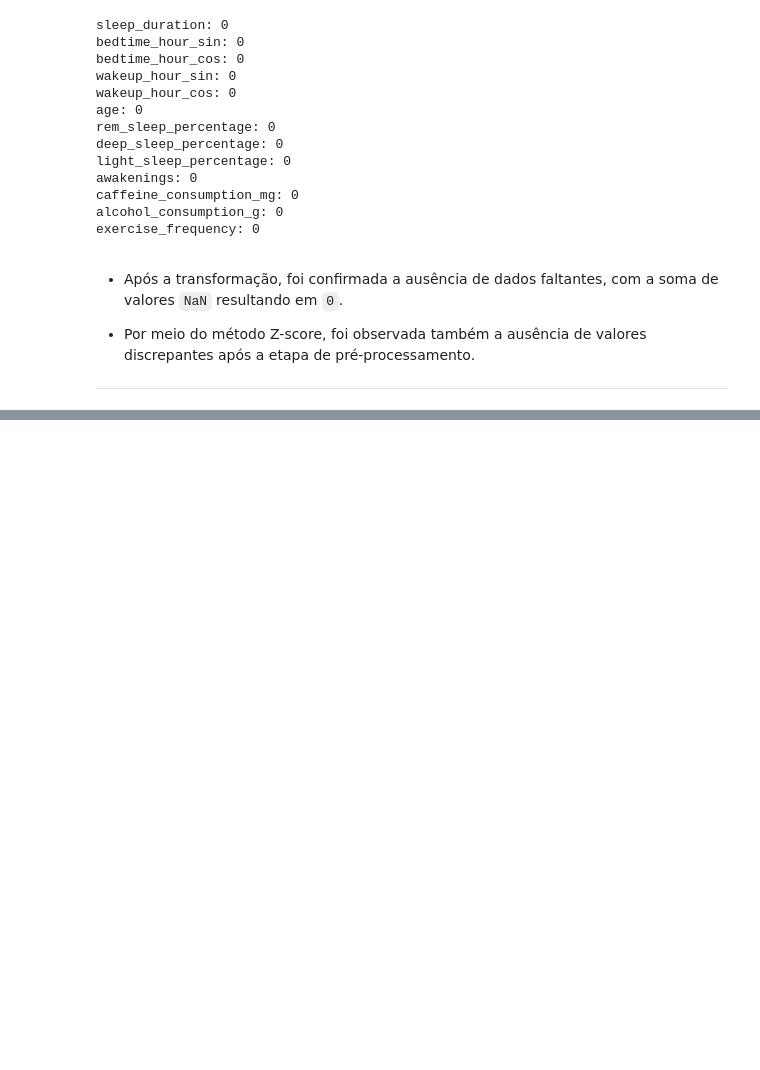
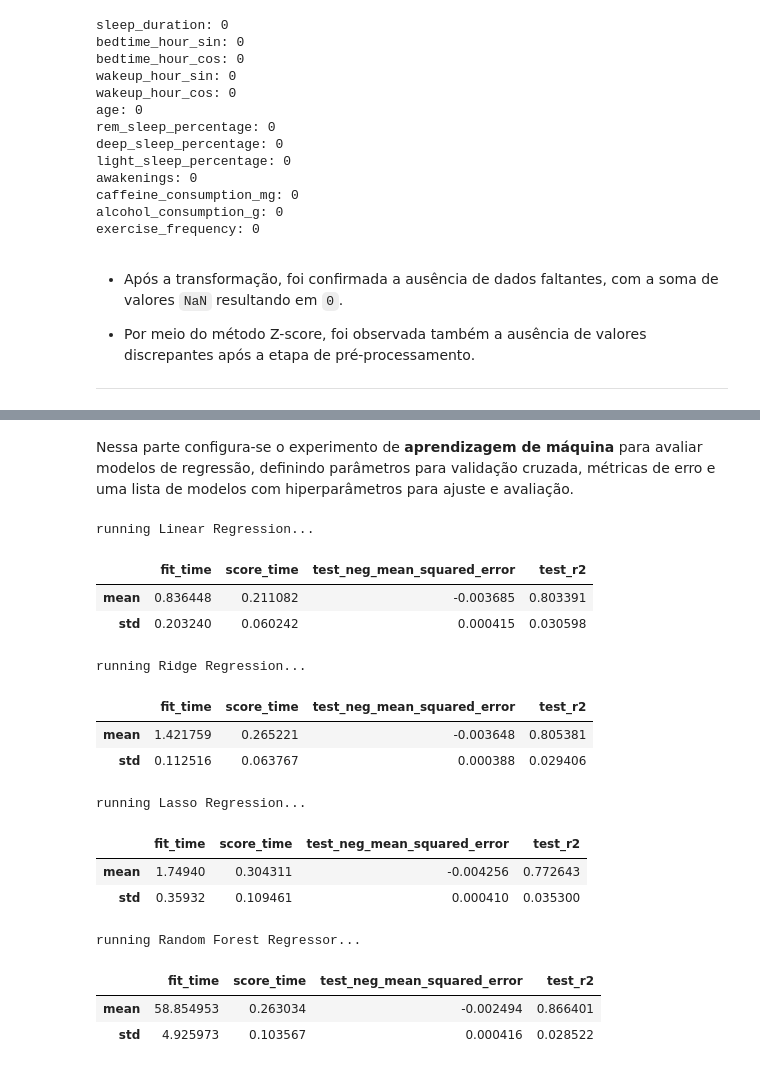
Before and after one commit to atlantico-academy/equipe1-2024.2, a Jupyter notebook: notebooks/02-comparative_analysis.ipynb, the cells around one changed output, grey strips where cells are left out. Drawn from its saved outputs; the diff is of its cells as text; code cells hidden in the pictures; blank space fills up the shorter version.

```diff
--- a/notebooks/02-comparative_analysis.ipynb
+++ b/notebooks/02-comparative_analysis.ipynb
@@ -713,0 +791,50 @@ exercise_frequency: 0
+# %% [markdown]
+Nessa parte configura-se o experimento de **aprendizagem de máquina** para avaliar modelos de regressão, definindo parâmetros para validação cruzada, métricas de erro e uma lista de modelos com hiperparâmetros para ajuste e avaliação.
+# %%
+# Análise de Desempenho de Modelos de Regressão com Busca em Grade e Validação Cruzada
+
+results = pd.DataFrame({})
+cross_validate_grid_search = KFold(n_splits=n_folds_grid_search)
+cross_validate_comparative_analysis = ShuffleSplit(n_splits=n_splits_comparative_analysis, test_size=test_size, random_state=random_state)
+
+for model_name, model_object, model_parameters in models:
+    print(f"running {model_name}...")
+    model_grid_search = GridSearchCV(
+        estimator=model_object,
+        param_grid=model_parameters,
+        scoring=scoring,
+        n_jobs=-1,
+        cv=cross_validate_grid_search
+    )
+    approach = Pipeline(steps=[
+        ('preprocessor', preprocessor),
+        ('model', model_grid_search)
+    ])
+    scores = cross_validate(
+        estimator=approach,
+        X=X,
+        y=y,
+        cv=cross_validate_comparative_analysis,
+        n_jobs=-1,
+        scoring=metrics
+    )
+    scores['model_name'] = [model_name] * n_splits_comparative_analysis
+    display(pd.DataFrame(scores).drop(columns=['model_name']).agg(['mean', 'std']))
+    results = pd.concat([results, pd.DataFrame(scores)], ignore_index=True)
+# %% [output]
+running Linear Regression...
+|  | fit_time | score_time | test_neg_mean_squared_error | test_r2 |
+| mean | 0.836448 | 0.211082 | -0.003685 | 0.803391 |
+| std | 0.203240 | 0.060242 | 0.000415 | 0.030598 |
+running Ridge Regression...
+|  | fit_time | score_time | test_neg_mean_squared_error | test_r2 |
+| mean | 1.421759 | 0.265221 | -0.003648 | 0.805381 |
+| std | 0.112516 | 0.063767 | 0.000388 | 0.029406 |
+running Lasso Regression...
+|  | fit_time | score_time | test_neg_mean_squared_error | test_r2 |
+| mean | 1.74940 | 0.304311 | -0.004256 | 0.772643 |
+| std | 0.35932 | 0.109461 | 0.000410 | 0.035300 |
+running Random Forest Regressor...
+|  | fit_time | score_time | test_neg_mean_squared_error | test_r2 |
+| mean | 58.854953 | 0.263034 | -0.002494 | 0.866401 |
+| std | 4.925973 | 0.103567 | 0.000416 | 0.028522 |
```
Also changed, not shown: parts of 19 cells of this notebook.
